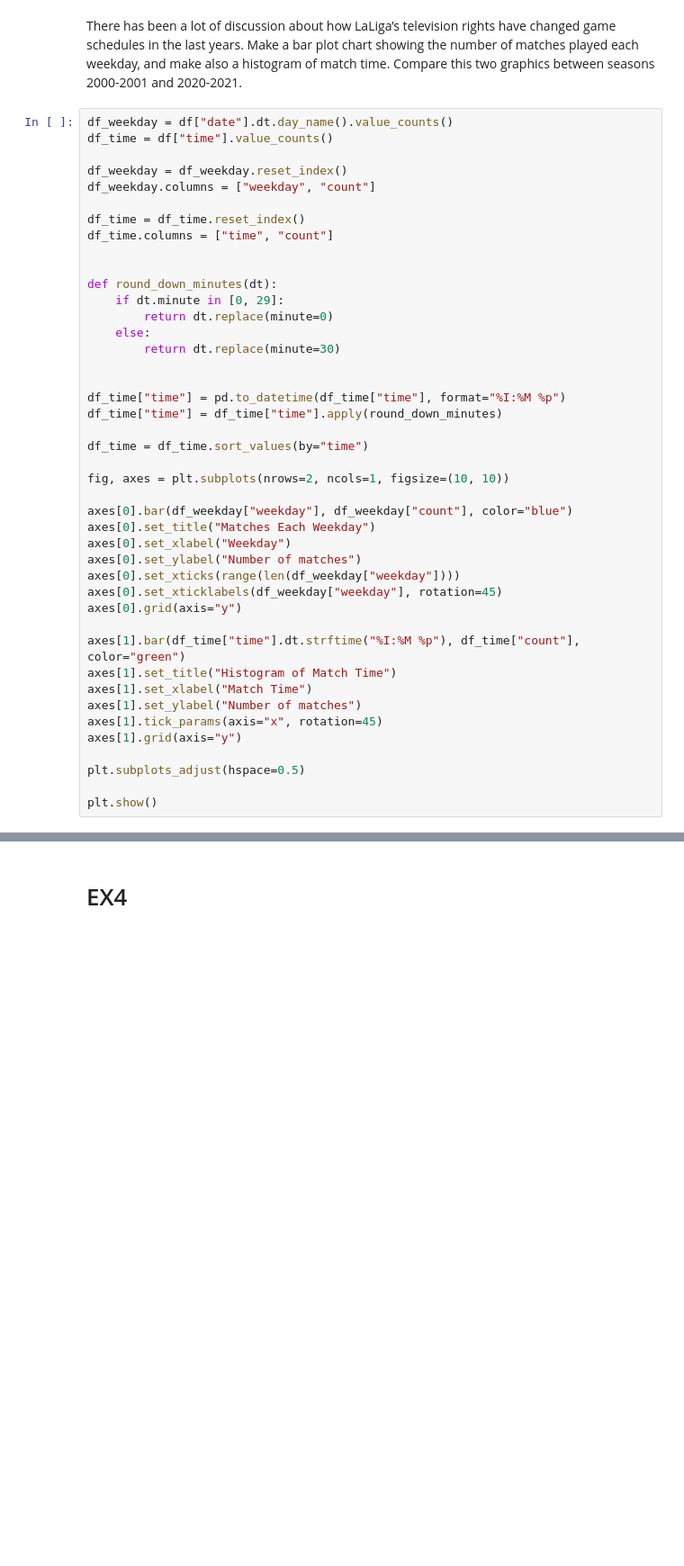
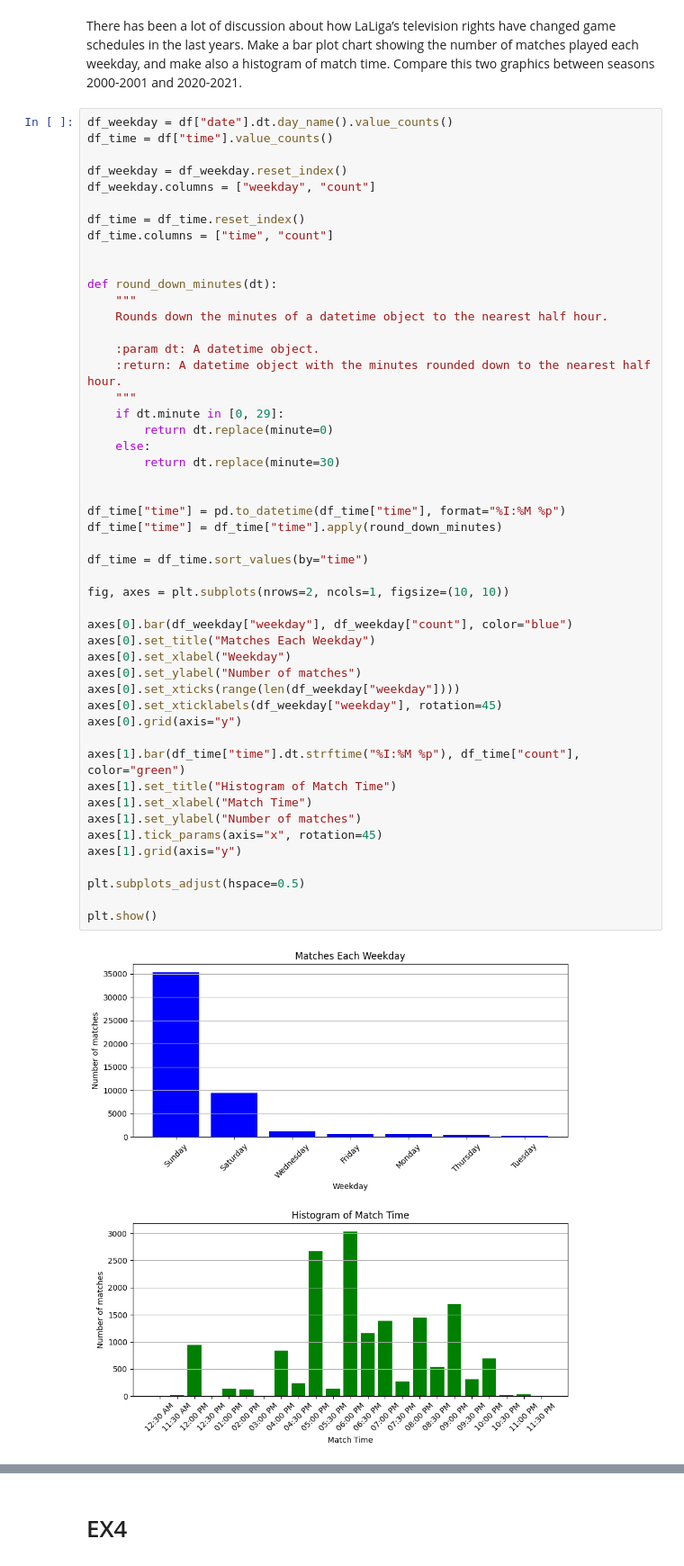
Before and after one commit to Nebreg3/RI_Entrega, a Jupyter notebook: analysis/LaLigaDataAnalysis.ipynb, the cells around one changed output, grey strips where cells are left out. Shown at 90% size. Cells and saved outputs as stored; diff of their text form; blank space fills up the shorter version.

```diff
--- a/analysis/LaLigaDataAnalysis.ipynb
+++ b/analysis/LaLigaDataAnalysis.ipynb
@@ -314,34 +342,42 @@ df_time.columns = ["time", "count"]
 
 
 def round_down_minutes(dt):
+    """
+    Rounds down the minutes of a datetime object to the nearest half hour.
+
+    :param dt: A datetime object.
+    :return: A datetime object with the minutes rounded down to the nearest half hour.
+    """
     if dt.minute in [0, 29]:
         return dt.replace(minute=0)
     else:
         return dt.replace(minute=30)
 
 
 df_time["time"] = pd.to_datetime(df_time["time"], format="%I:%M %p")
 df_time["time"] = df_time["time"].apply(round_down_minutes)
 
 df_time = df_time.sort_values(by="time")
 
 fig, axes = plt.subplots(nrows=2, ncols=1, figsize=(10, 10))
 
 axes[0].bar(df_weekday["weekday"], df_weekday["count"], color="blue")
 axes[0].set_title("Matches Each Weekday")
 axes[0].set_xlabel("Weekday")
 axes[0].set_ylabel("Number of matches")
 axes[0].set_xticks(range(len(df_weekday["weekday"])))
 axes[0].set_xticklabels(df_weekday["weekday"], rotation=45)
 axes[0].grid(axis="y")
 
 axes[1].bar(df_time["time"].dt.strftime("%I:%M %p"), df_time["count"], color="green")
 axes[1].set_title("Histogram of Match Time")
 axes[1].set_xlabel("Match Time")
 axes[1].set_ylabel("Number of matches")
 axes[1].tick_params(axis="x", rotation=45)
 axes[1].grid(axis="y")
 
 plt.subplots_adjust(hspace=0.5)
 
 plt.show()
+# %% [output]
+[figure, added]
```
Also changed, not shown: parts of 15 cells of this notebook.
